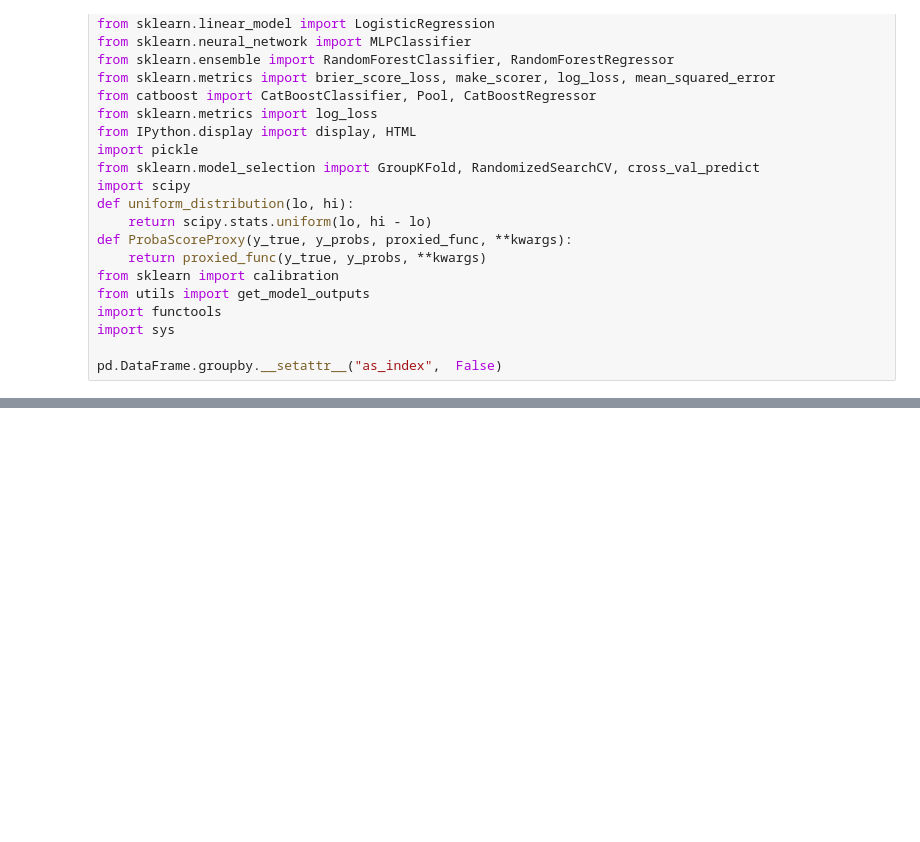
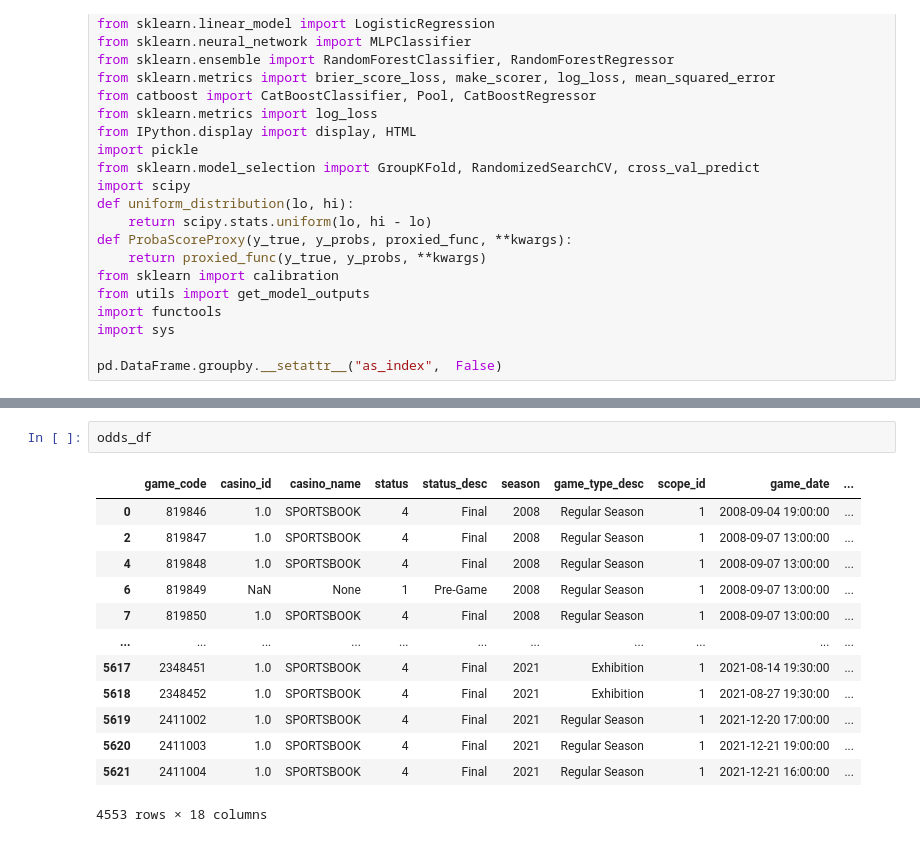
Before and after one commit to lucas-haupt/nfl-live-win-probability, a Jupyter notebook: notebooks/build_advance_models.ipynb, the cells around one changed output, grey strips where cells are left out. Cells and saved outputs as stored; diff of their text form; blank space fills up the shorter version.

```diff
--- a/notebooks/build_advance_models.ipynb
+++ b/notebooks/build_advance_models.ipynb
@@ -151,0 +755,16 @@ x_view
+# %%
+odds_df
+# %% [output]
+|  | game_code | casino_id | casino_name | status | status_desc | season | game_type_desc | scope_id | game_date | ... |
+| 0 | 819846 | 1.0 | SPORTSBOOK | 4 | Final | 2008 | Regular Season | 1 | 2008-09-04 19:00:00 | ... |
+| 2 | 819847 | 1.0 | SPORTSBOOK | 4 | Final | 2008 | Regular Season | 1 | 2008-09-07 13:00:00 | ... |
+| 4 | 819848 | 1.0 | SPORTSBOOK | 4 | Final | 2008 | Regular Season | 1 | 2008-09-07 13:00:00 | ... |
+| 6 | 819849 | NaN | None | 1 | Pre-Game | 2008 | Regular Season | 1 | 2008-09-07 13:00:00 | ... |
+| 7 | 819850 | 1.0 | SPORTSBOOK | 4 | Final | 2008 | Regular Season | 1 | 2008-09-07 13:00:00 | ... |
+| ... | ... | ... | ... | ... | ... | ... | ... | ... | ... | ... |
+| 5617 | 2348451 | 1.0 | SPORTSBOOK | 4 | Final | 2021 | Exhibition | 1 | 2021-08-14 19:30:00 | ... |
+| 5618 | 2348452 | 1.0 | SPORTSBOOK | 4 | Final | 2021 | Exhibition | 1 | 2021-08-27 19:30:00 | ... |
+| 5619 | 2411002 | 1.0 | SPORTSBOOK | 4 | Final | 2021 | Regular Season | 1 | 2021-12-20 17:00:00 | ... |
+| 5620 | 2411003 | 1.0 | SPORTSBOOK | 4 | Final | 2021 | Regular Season | 1 | 2021-12-21 19:00:00 | ... |
+| 5621 | 2411004 | 1.0 | SPORTSBOOK | 4 | Final | 2021 | Regular Season | 1 | 2021-12-21 16:00:00 | ... |
+4553 rows × 18 columns
```
Also changed, not shown: parts of 28 cells of this notebook, 1 other file.
